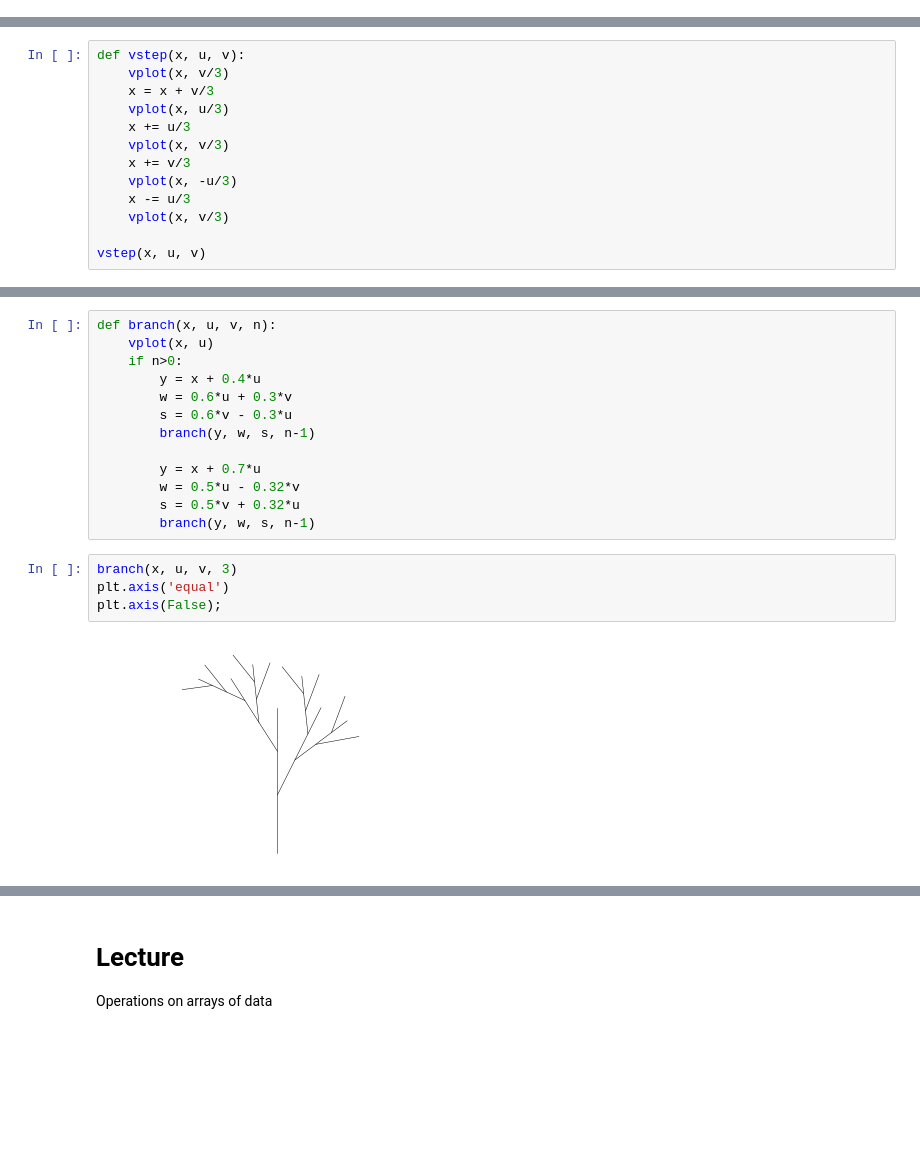
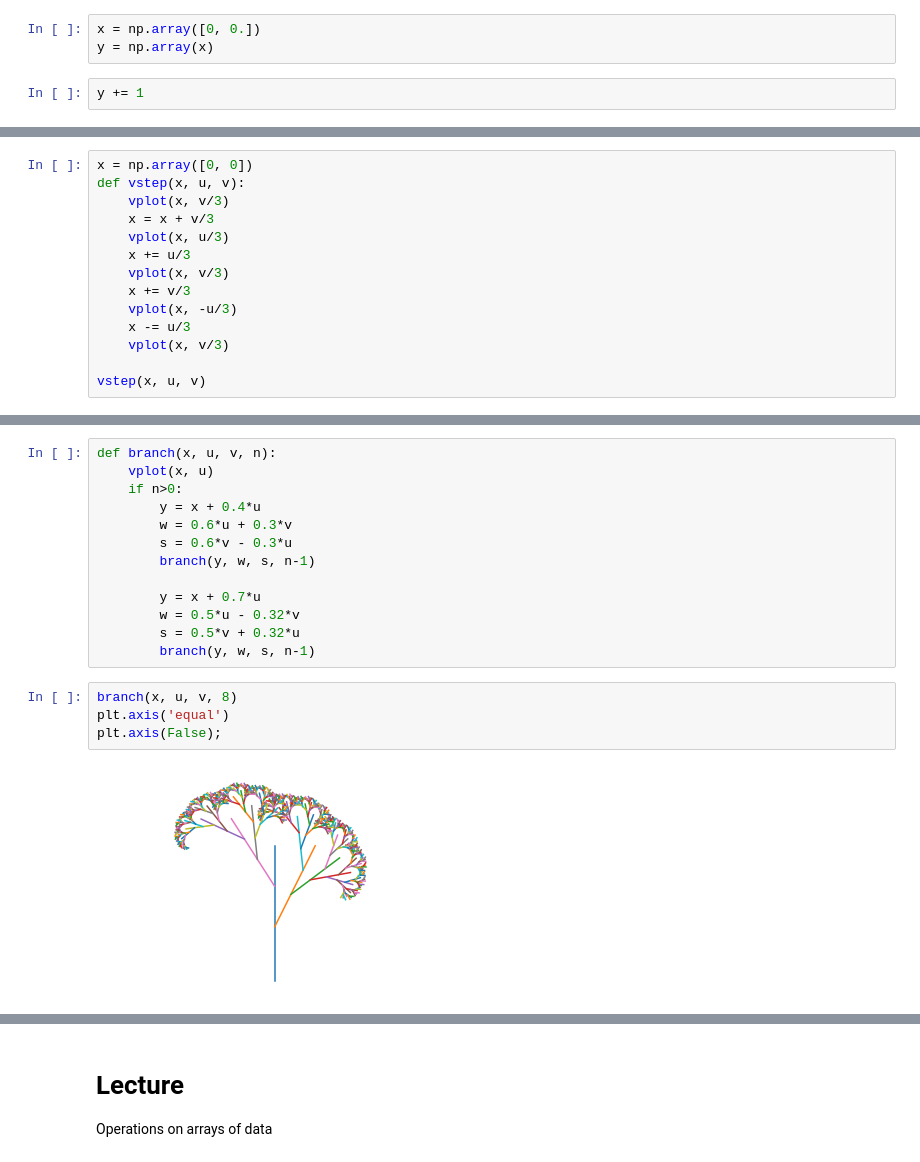
Before and after one commit to msds-5x01/python-programming-for-data-science, a Jupyter notebook: notebooks/007-Recursion.ipynb, the cells around one changed output, grey strips where cells are left out. Cells and saved outputs as stored; diff of their text form; blank space fills up the shorter version.

```diff
--- a/notebooks/007-Recursion.ipynb
+++ b/notebooks/007-Recursion.ipynb
@@ -125,0 +195,5 @@ vplot(x, v+u)
+# %%
+x = np.array([0, 0.])
+y = np.array(x)
+# %%
+y += 1
@@ -126,4 +222,5 @@ vplot(x, v+u)
 # %%
+x = np.array([0, 0])
 def vstep(x, u, v):
     vplot(x, v/3)
     x = x + v/3
@@ -227,9 +324,9 @@ def branch(x, u, v, n):
         s = 0.5*v + 0.32*u
         branch(y, w, s, n-1)
 # %%
-branch(x, u, v, 3)
+branch(x, u, v, 8)
 plt.axis('equal')
 plt.axis(False);
 # %% [output]
-[figure, old version]
+[figure, new version]
 # %%
```
Also changed, not shown: parts of 46 cells of this notebook.
